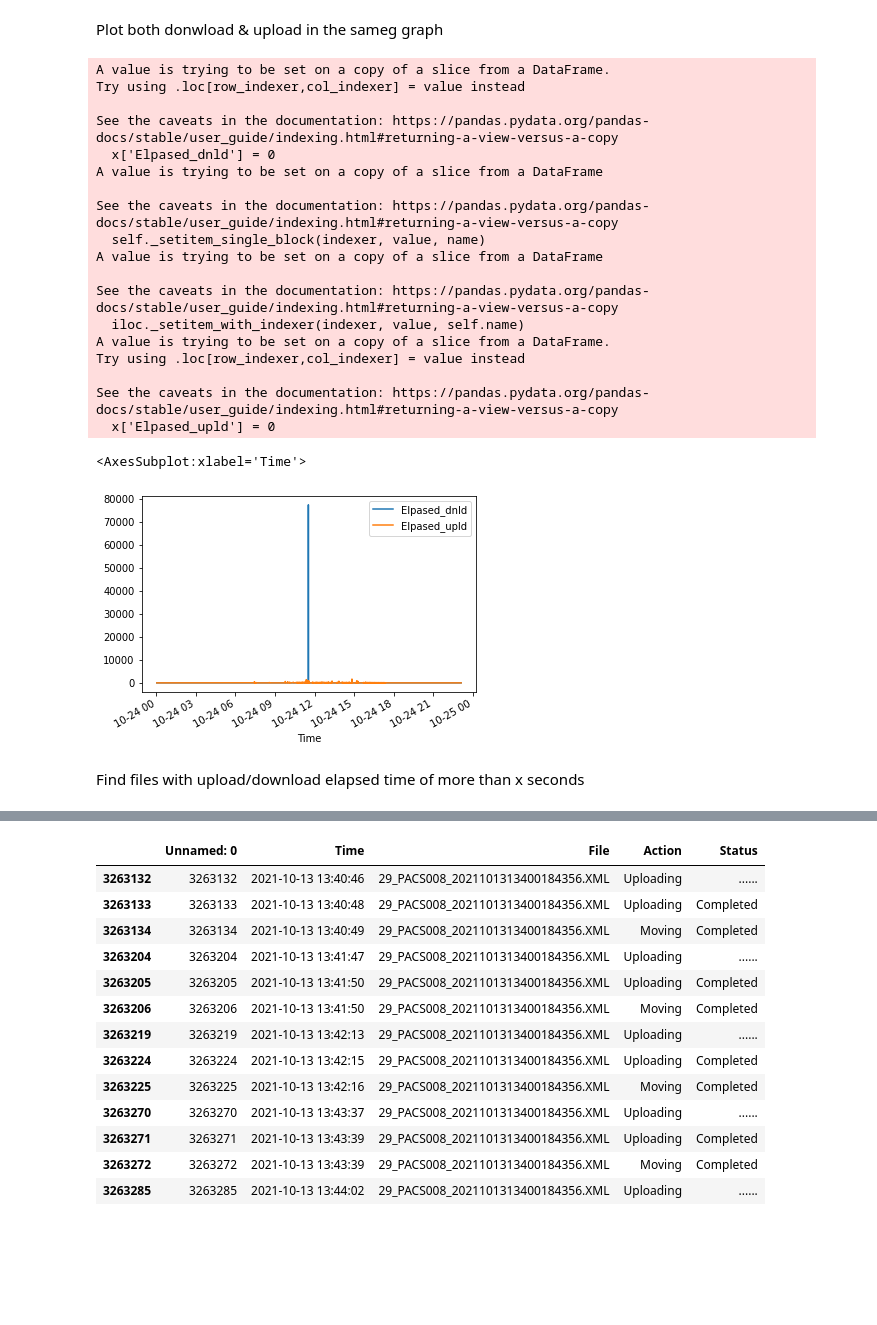
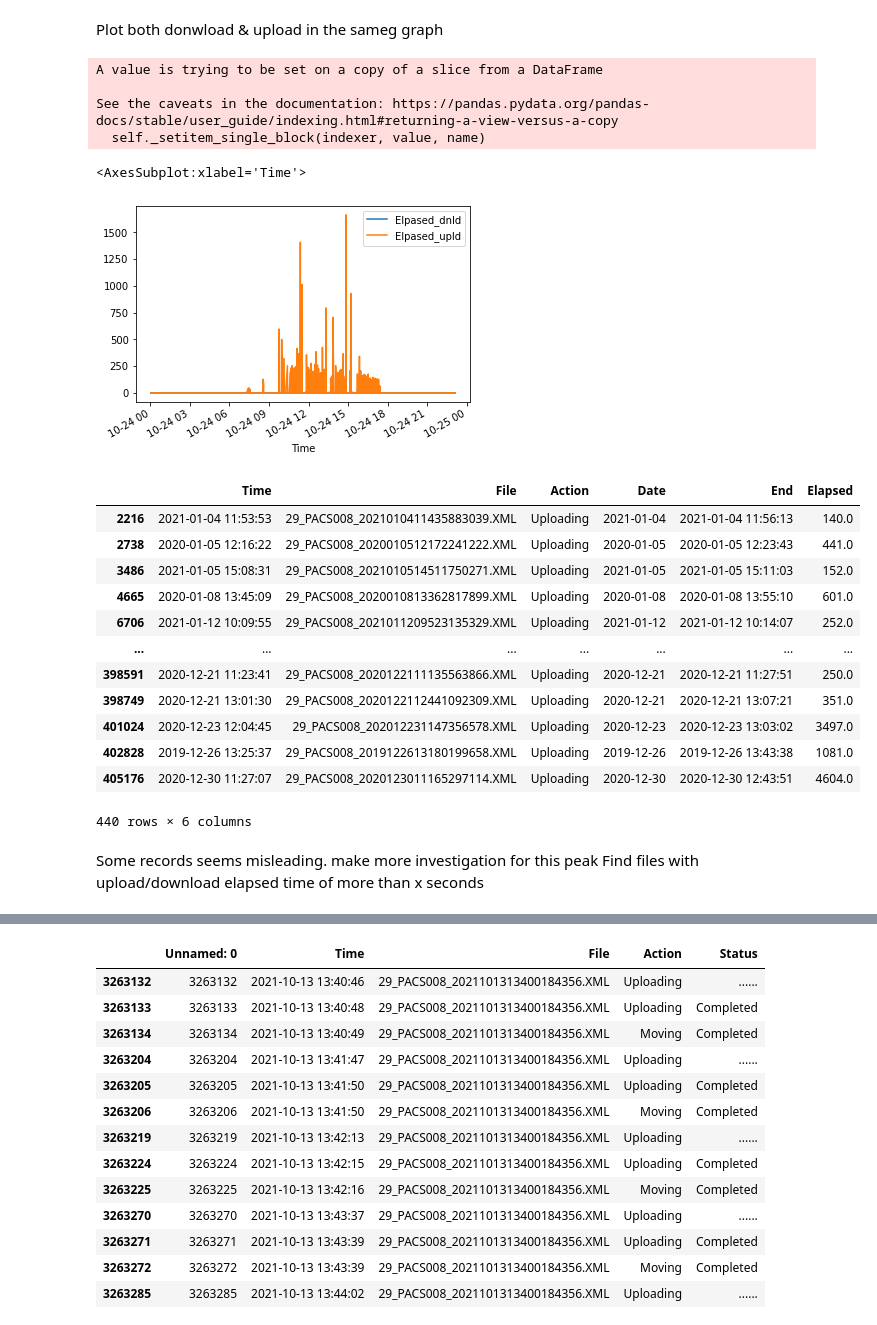
Before and after one commit to yjad/training, a Jupyter notebook: xml/ach_perf.ipynb, the cells around one changed output, grey strips where cells are left out. Drawn from its saved outputs; the diff is of its cells as text; code cells hidden in the pictures; blank space fills up the shorter version.

```diff
--- a/xml/ach_perf.ipynb
+++ b/xml/ach_perf.ipynb
@@ -298,36 +283,41 @@ plt.show()
 Plot both donwload & upload in the sameg graph
 # %%
 plot_date = '2021-10-24'
-x=load_time.loc[load_time['Time'].dt.date == np.datetime64(plot_date)]# limit the plot for one day
+x=load_time.loc[load_time['Time'].dt.date == np.datetime64(plot_date)].copy()# limit the plot for one day
 x.reset_index(inplace=True)
 x['Elpased_dnld'] = 0
-x['Elpased_dnld'].loc[x['Action'] == 'Downloading'] = x['Elapsed']
+x['Elpased_dnld'].loc[x['Action'] == 'Downloading']= x['Elapsed']
 x['Elpased_upld'] = 0
 x['Elpased_upld'].loc[x['Action'] == 'Uploading'] = x['Elapsed']
 x.plot(x='Time', y=['Elpased_dnld','Elpased_upld' ])
 # x.plot(x=).area(figsize=(12, 4), subplots=True)
+# x
 # %% [output]
-A value is trying to be set on a copy of a slice from a DataFrame.
-Try using .loc[row_indexer,col_indexer] = value instead
-
-See the caveats in the documentation: https://pandas.pydata.org/pandas-docs/stable/user_guide/indexing.html#returning-a-view-versus-a-copy
-  x['Elpased_dnld'] = 0
 A value is trying to be set on a copy of a slice from a DataFrame
 
 See the caveats in the documentation: https://pandas.pydata.org/pandas-docs/stable/user_guide/indexing.html#returning-a-view-versus-a-copy
   self._setitem_single_block(indexer, value, name)
-A value is trying to be set on a copy of a slice from a DataFrame
-
-See the caveats in the documentation: https://pandas.pydata.org/pandas-docs/stable/user_guide/indexing.html#returning-a-view-versus-a-copy
-  iloc._setitem_with_indexer(indexer, value, self.name)
-A value is trying to be set on a copy of a slice from a DataFrame.
-Try using .loc[row_indexer,col_indexer] = value instead
-
-See the caveats in the documentation: https://pandas.pydata.org/pandas-docs/stable/user_guide/indexing.html#returning-a-view-versus-a-copy
-  x['Elpased_upld'] = 0
 <AxesSubplot:xlabel='Time'>
-[figure, old version]
+[figure, new version]
+# %%
+load_time[load_time['Elapsed'] > 100]
+# d1[d1['File']== '29_PACS008_20211024113152535017.xml']
+# %% [output]
+|  | Time | File | Action | Date | End | Elapsed |
+| 2216 | 2021-01-04 11:53:53 | 29_PACS008_2021010411435883039.XML | Uploading | 2021-01-04 | 2021-01-04 11:56:13 | 140.0 |
+| 2738 | 2020-01-05 12:16:22 | 29_PACS008_2020010512172241222.XML | Uploading | 2020-01-05 | 2020-01-05 12:23:43 | 441.0 |
+| 3486 | 2021-01-05 15:08:31 | 29_PACS008_2021010514511750271.XML | Uploading | 2021-01-05 | 2021-01-05 15:11:03 | 152.0 |
+| 4665 | 2020-01-08 13:45:09 | 29_PACS008_2020010813362817899.XML | Uploading | 2020-01-08 | 2020-01-08 13:55:10 | 601.0 |
+| 6706 | 2021-01-12 10:09:55 | 29_PACS008_2021011209523135329.XML | Uploading | 2021-01-12 | 2021-01-12 10:14:07 | 252.0 |
+| ... | ... | ... | ... | ... | ... | ... |
+| 398591 | 2020-12-21 11:23:41 | 29_PACS008_2020122111135563866.XML | Uploading | 2020-12-21 | 2020-12-21 11:27:51 | 250.0 |
+| 398749 | 2020-12-21 13:01:30 | 29_PACS008_2020122112441092309.XML | Uploading | 2020-12-21 | 2020-12-21 13:07:21 | 351.0 |
+| 401024 | 2020-12-23 12:04:45 | 29_PACS008_202012231147356578.XML | Uploading | 2020-12-23 | 2020-12-23 13:03:02 | 3497.0 |
+| 402828 | 2019-12-26 13:25:37 | 29_PACS008_2019122613180199658.XML | Uploading | 2019-12-26 | 2019-12-26 13:43:38 | 1081.0 |
+| 405176 | 2020-12-30 11:27:07 | 29_PACS008_2020123011165297114.XML | Uploading | 2020-12-30 | 2020-12-30 12:43:51 | 4604.0 |
+440 rows × 6 columns
 # %% [markdown]
+Some records seems misleading. make more investigation for this peak
 Find files with upload/download elapsed time of more than x seconds
 # %%
 # load_time['Elapsed'].max()
```
Also changed, not shown: parts of 16 cells of this notebook.
